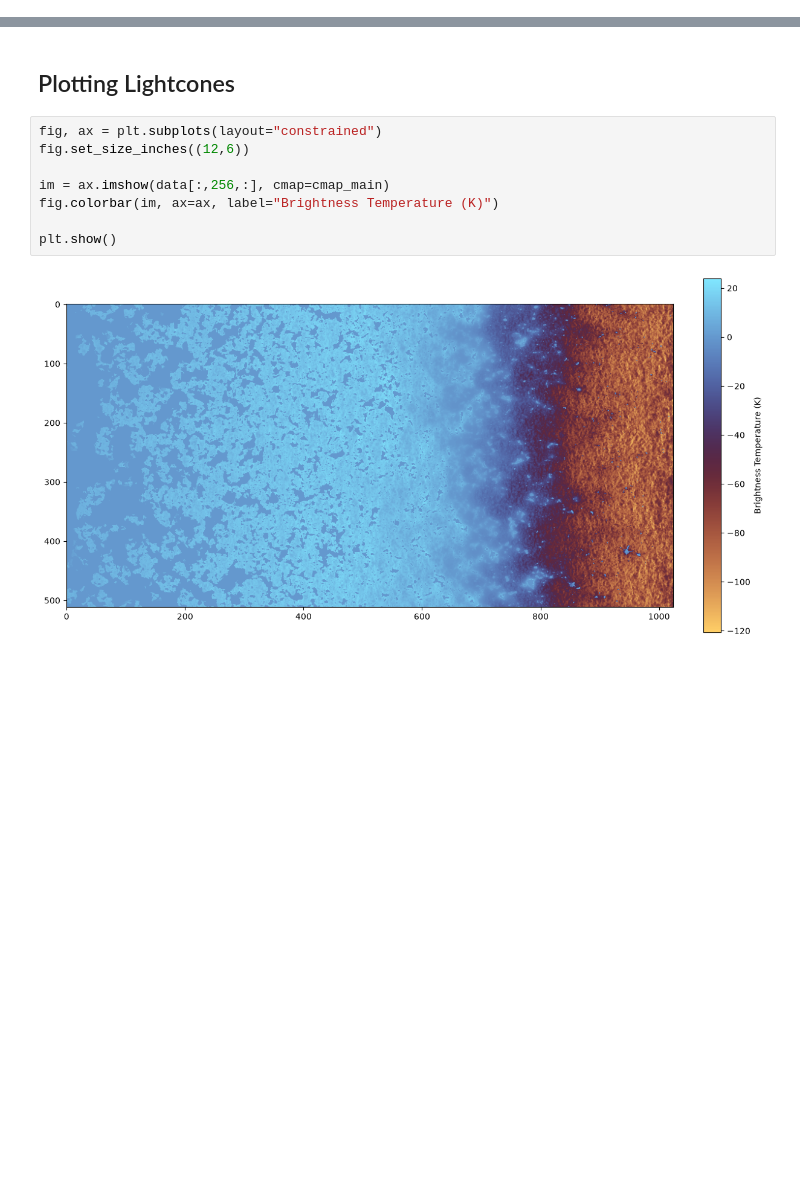
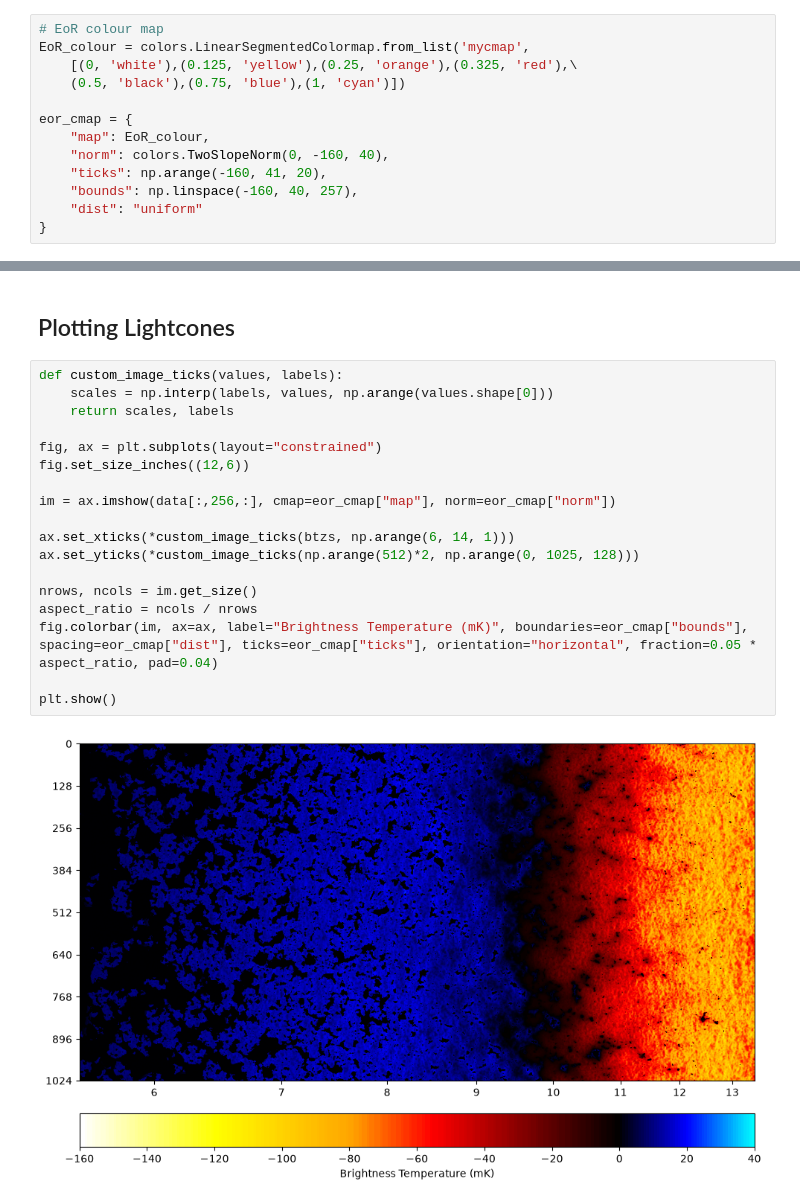
Before and after one commit to oliviax727/phd-programs, a Jupyter notebook: simulations/cube-testing.ipynb, the cells around one changed output, grey strips where cells are left out. Drawn from its saved outputs; the diff is of its cells as text; blank space fills up the shorter version.

```diff
--- a/simulations/cube-testing.ipynb
+++ b/simulations/cube-testing.ipynb
@@ -22,3 +20,16 @@ cmap_main = "managua"
+# %%
+# EoR colour map
+EoR_colour = colors.LinearSegmentedColormap.from_list('mycmap',
+    [(0, 'white'),(0.125, 'yellow'),(0.25, 'orange'),(0.325, 'red'),\
+    (0.5, 'black'),(0.75, 'blue'),(1, 'cyan')])
+
+eor_cmap = {
+    "map": EoR_colour,
+    "norm": colors.TwoSlopeNorm(0, -160, 40),
+    "ticks": np.arange(-160, 41, 20),
+    "bounds": np.linspace(-160, 40, 257),
+    "dist": "uniform"
+}
 # %%
 # Import the h5 File Data
 path = ofmg.expand_path("~/oskareor.data/simulations/project1/fiducial_lightcone_simulation.h5")
@@ -120,12 +222,22 @@ plt.show()
 # %% [markdown]
 ## Plotting Lightcones
 # %%
+def custom_image_ticks(values, labels):
+    scales = np.interp(labels, values, np.arange(values.shape[0]))
+    return scales, labels
+
 fig, ax = plt.subplots(layout="constrained")
 fig.set_size_inches((12,6))
 
-im = ax.imshow(data[:,256,:], cmap=cmap_main)
-fig.colorbar(im, ax=ax, label="Brightness Temperature (K)")
+im = ax.imshow(data[:,256,:], cmap=eor_cmap["map"], norm=eor_cmap["norm"])
+
+ax.set_xticks(*custom_image_ticks(btzs, np.arange(6, 14, 1)))
+ax.set_yticks(*custom_image_ticks(np.arange(512)*2, np.arange(0, 1025, 128)))
+
+nrows, ncols = im.get_size()
+aspect_ratio = ncols / nrows
+fig.colorbar(im, ax=ax, label="Brightness Temperature (mK)", boundaries=eor_cmap["bounds"], spacing=eor_cmap["dist"], ticks=eor_cmap["ticks"], orientation="horizontal", fraction=0.05 * aspect_ratio, pad=0.04)
 
 plt.show()
 # %% [output]
-[figure, old version]
+[figure, new version]
```
Also changed, not shown: parts of 3 cells of this notebook, 1 other file.
